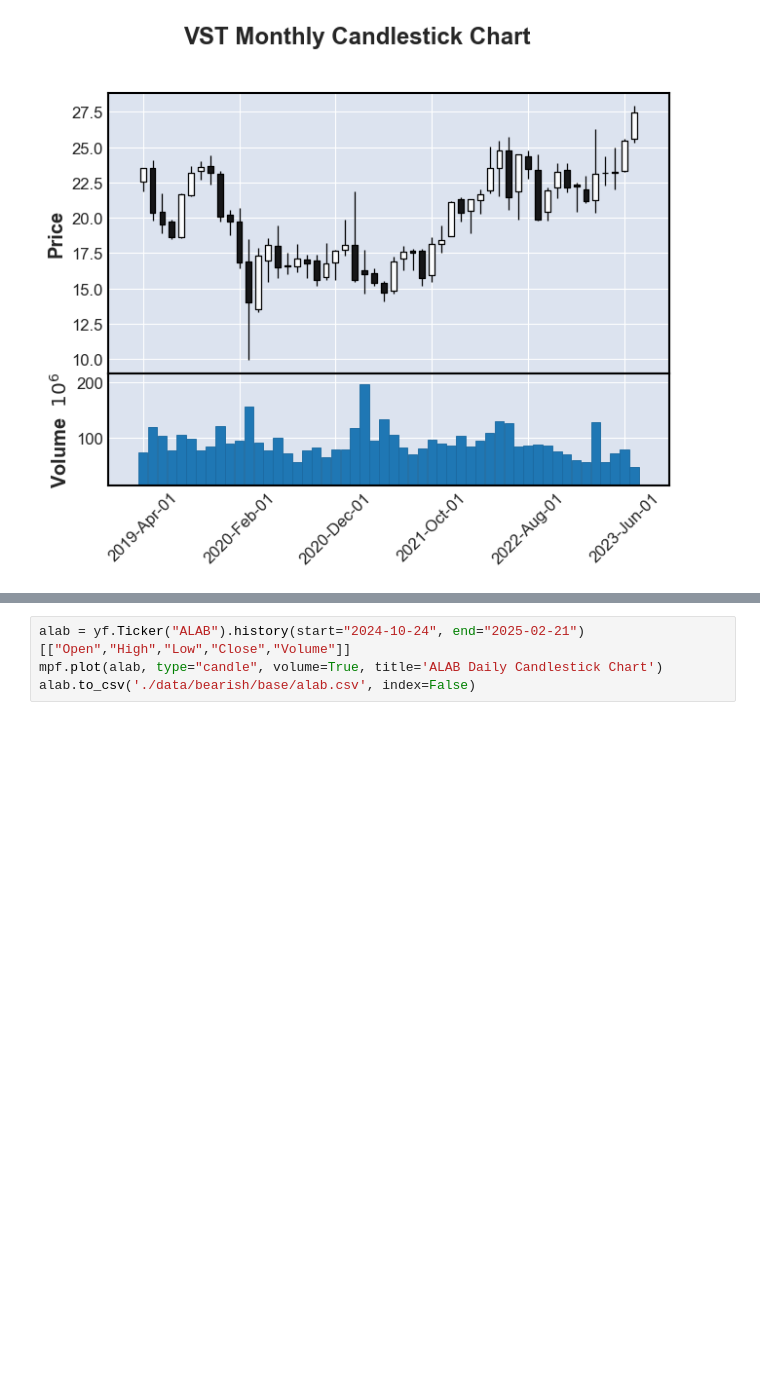
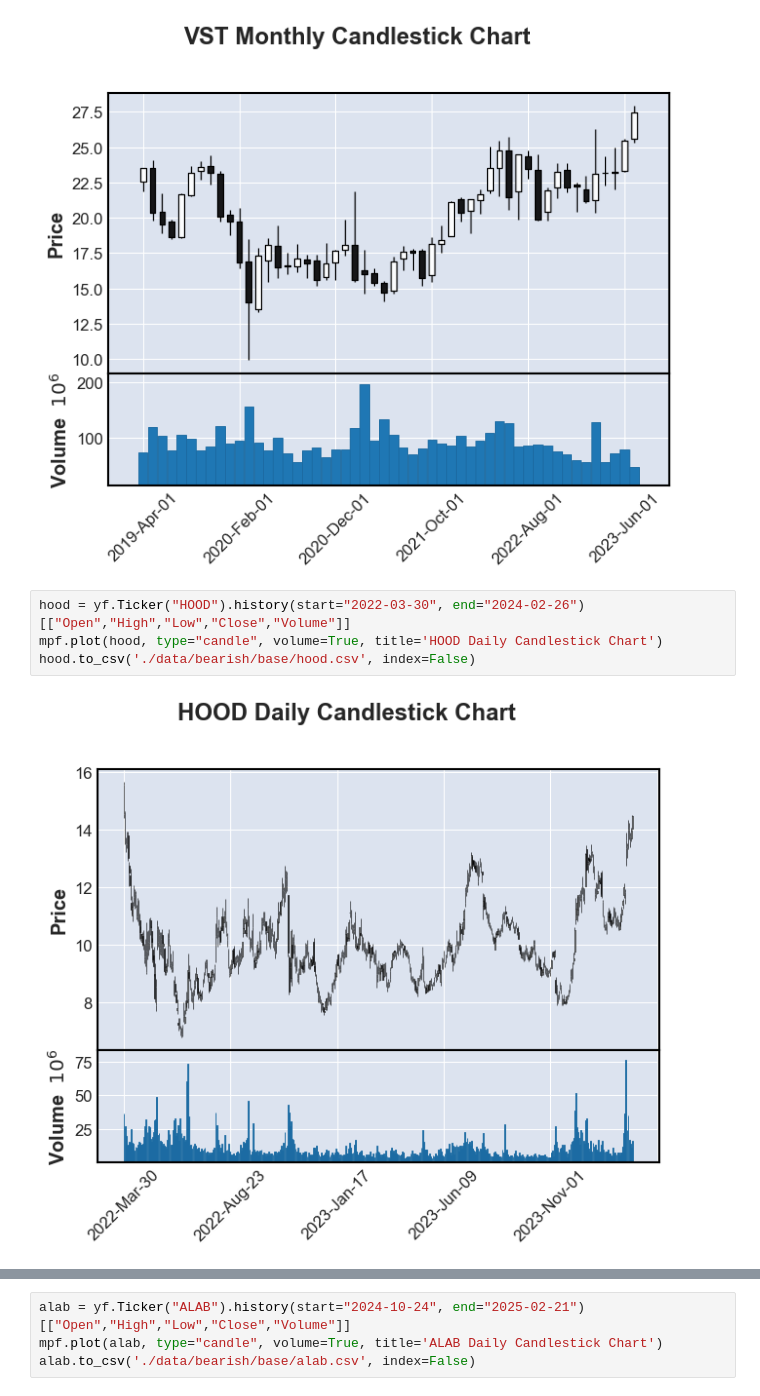
Before and after one commit to wilsonfong56/TA-with-Pandas, a Jupyter notebook: Technical Analysis Patterns.ipynb, the cells around one changed output, grey strips where cells are left out. Cells and saved outputs as stored; diff of their text form; blank space fills up the shorter version.

```diff
--- a/Technical Analysis Patterns.ipynb
+++ b/Technical Analysis Patterns.ipynb
@@ -77,3 +83,9 @@ mpf.plot(vst, type="candle", volume=True, title='VST Monthly Candlestick Chart')
 vst.to_csv('./data/bullish/base/vst.csv', index=False)
 # %% [output]
 [figure]
+# %%
+hood = yf.Ticker("HOOD").history(start="2022-03-30", end="2024-02-26")[["Open","High","Low","Close","Volume"]]
+mpf.plot(hood, type="candle", volume=True, title='HOOD Daily Candlestick Chart')
+hood.to_csv('./data/bearish/base/hood.csv', index=False)
+# %% [output]
+[figure, added]
```
Also changed, not shown: parts of 3 cells of this notebook, 4 other files.
